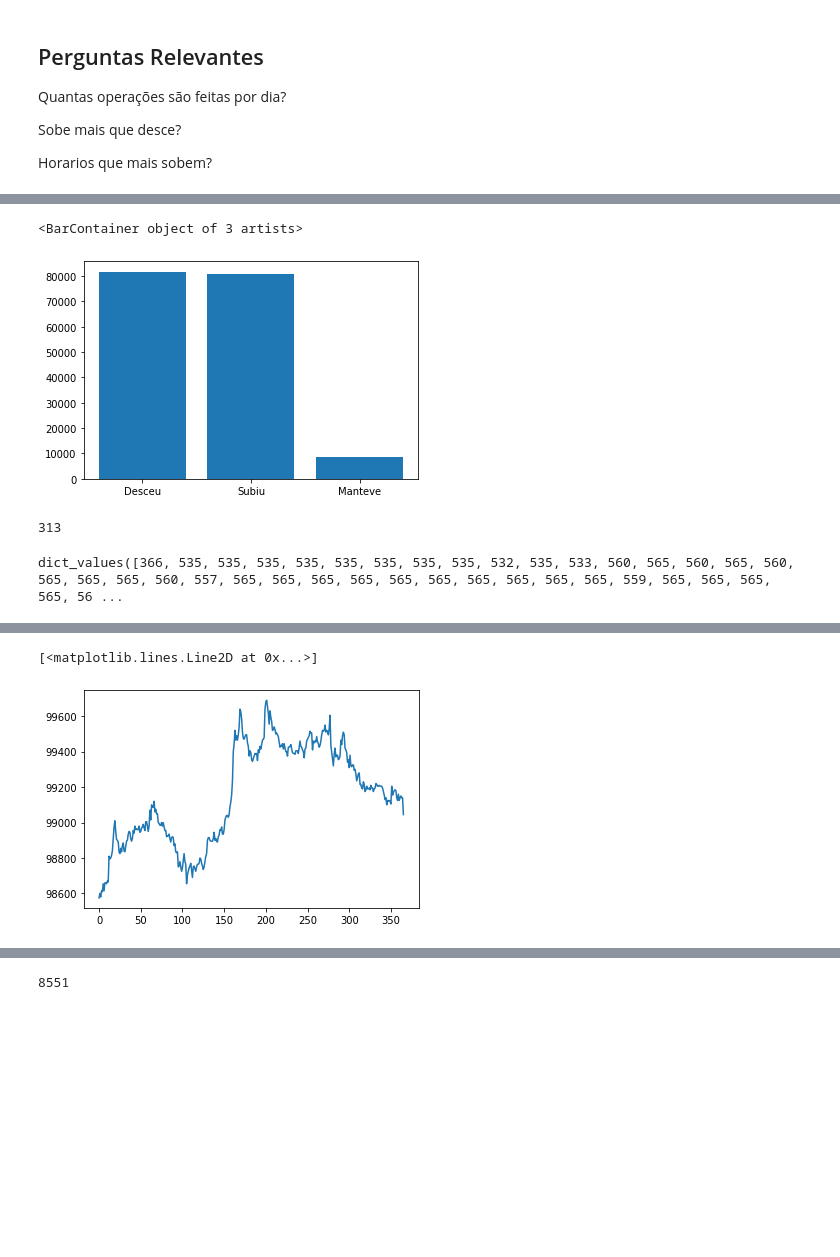
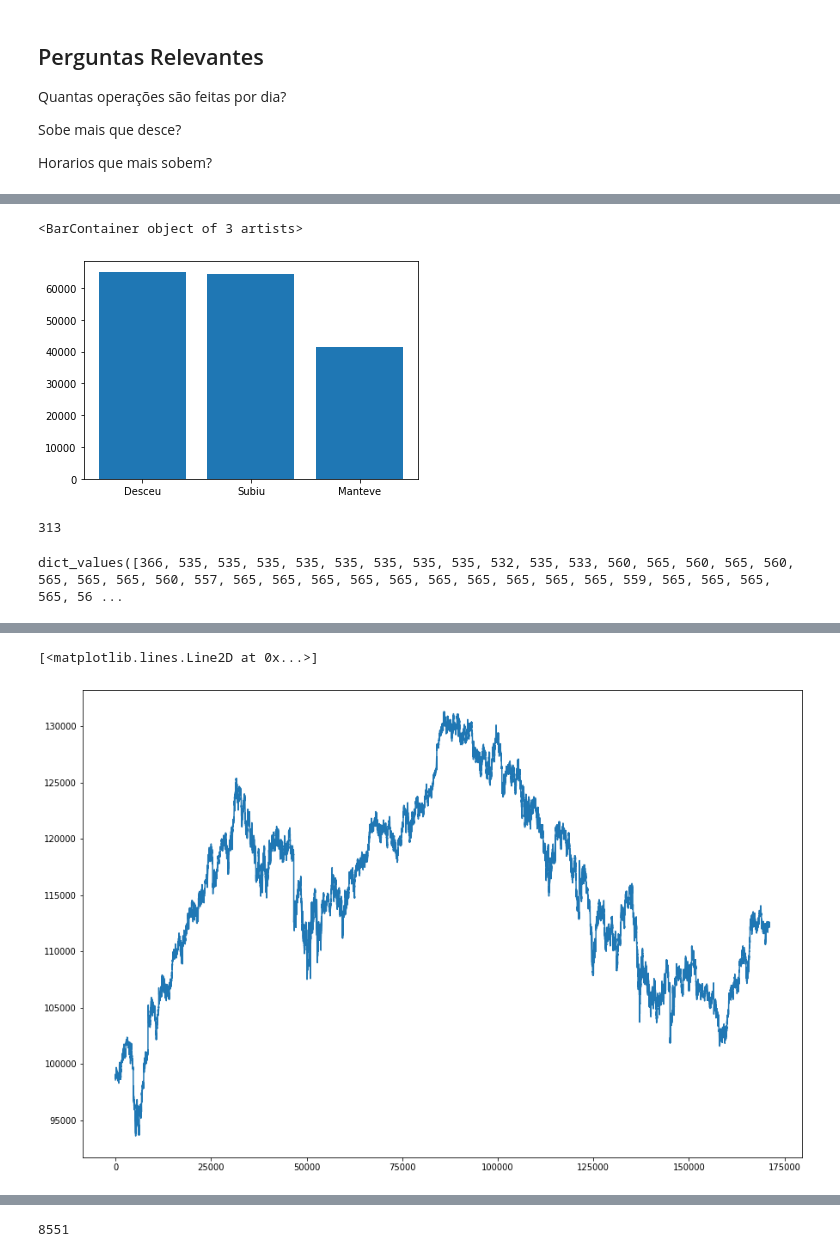
Before and after one commit to LordTheuzim/mini_indice, a Jupyter notebook: notebooks/Mini_indice_dataExploratory.ipynb, the cells around one changed output, grey strips where cells are left out. Cells and saved outputs as stored; diff of their text form; code cells hidden in the pictures; blank space fills up the shorter version.

```diff
--- a/notebooks/Mini_indice_dataExploratory.ipynb
+++ b/notebooks/Mini_indice_dataExploratory.ipynb
@@ -12,7 +7,7 @@ import numpy as np
 import pandas as pd
 import matplotlib.pyplot as plt
 # %%
-data_frame1 = pd.read_csv("/content/drive/MyDrive/9P/DSC/datasets/WINN_M1.csv",sep='\t')
+data_frame1 = pd.read_csv("../datasets/WINN_M1.csv",sep='\t')
 data_frame1
 # %% [output]
 |  | <DATE> | <TIME> | <OPEN> | <HIGH> | <LOW> | <CLOSE> | <TICKVOL> | <VOL> | <SPREAD> |
@@ -33,9 +28,9 @@ data_frame1
 
 Add coluna se subiu ou desceu
 # %%
-data_frame1.loc[lambda data_frame1: data_frame1['<OPEN>'] > data_frame1['<CLOSE>'], "Subiu"] = 0
-data_frame1.loc[lambda data_frame1: data_frame1['<OPEN>'] < data_frame1['<CLOSE>'], "Subiu"] = 1
-data_frame1.loc[lambda data_frame1: data_frame1['<OPEN>'] == data_frame1['<CLOSE>'], "Subiu"] = 2
+data_frame1.loc[lambda data_frame1: (data_frame1['<OPEN>'] - data_frame1['<CLOSE>']) > 10, "Subiu"] = 0
+data_frame1.loc[lambda data_frame1: (data_frame1['<CLOSE>'] - data_frame1['<OPEN>']) > 10, "Subiu"] = 1
+data_frame1.loc[lambda data_frame1: ((data_frame1['<OPEN>'] >= data_frame1['<CLOSE>'] - 10) & (data_frame1['<OPEN>'] <= (data_frame1['<CLOSE>'] + 10))), "Subiu"] = 2
 data_frame1.head()
 # %% [output]
 |  | <DATE> | <TIME> | <OPEN> | <HIGH> | <LOW> | <CLOSE> | <TICKVOL> | <VOL> | <SPREAD> | Subiu |
@@ -120,7 +115,7 @@ qnt_subir(data_frame1,2)
 plt.bar(['Desceu','Subiu','Manteve'],subiram)
 # %% [output]
 <BarContainer object of 3 artists>
-[figure, old version]
+[figure, new version]
 # %%
 # Os dias das operações
 dias = data_frame1.loc[:, '<DATE>'].unique()
@@ -158,10 +153,11 @@ quantidade_dias
 # %%
 data_frame1 = data_frame1.reset_index()
 # %%
-plt.plot(data_frame1.loc[0:365, '<CLOSE>'])
+plt.figure(figsize=(15,10))
+plt.plot(data_frame1.loc[0:180000, '<CLOSE>'])
 # %% [output]
 [<matplotlib.lines.Line2D at 0x...>]
-[figure, old version]
+[figure, new version]
 # %%
 # Horarios das operações
 horarios = data_frame1.loc[:, '<TIME>'].unique()
```
Also changed, not shown: parts of 9 cells of this notebook, 2 other files.
